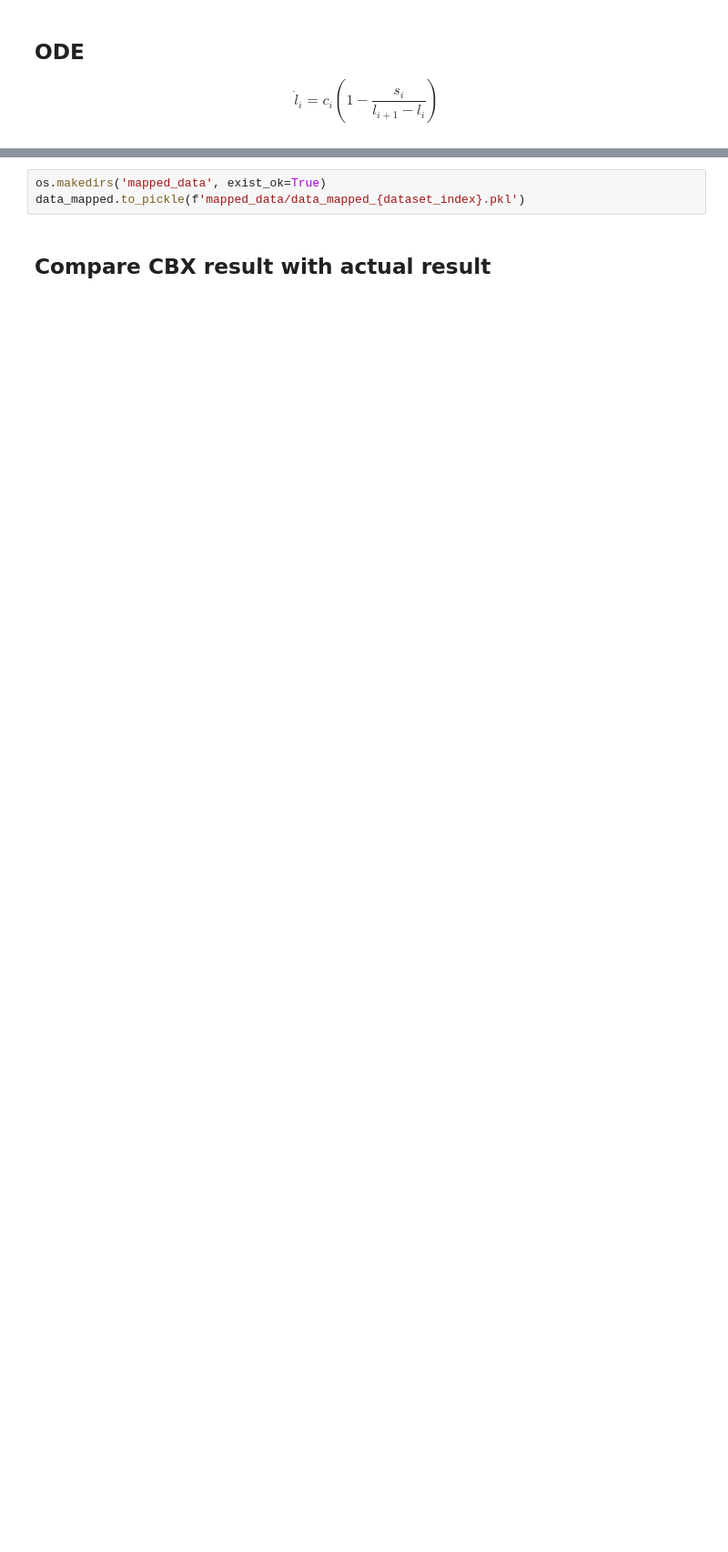
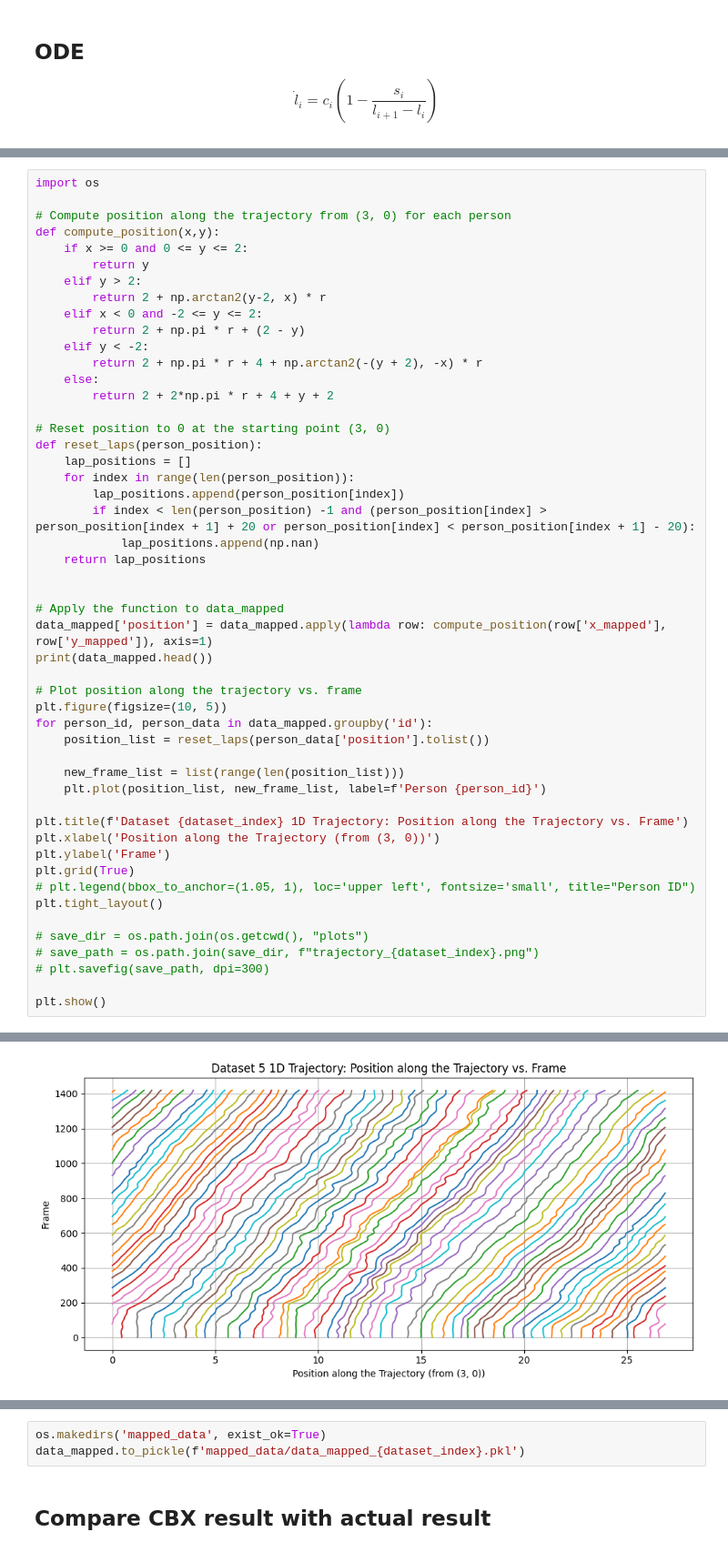
Before and after one commit to yutingdong0/pedestrian-dynamics, a Jupyter notebook: visualization.ipynb, the cells around one changed output, grey strips where cells are left out. Shown at 91% size. Drawn from its saved outputs; the diff is of its cells as text; blank space fills up the shorter version.

```diff
--- a/visualization.ipynb
+++ b/visualization.ipynb
@@ -295,0 +296,51 @@ $$\dot{l}_i = c_i (1 - \frac{s_i}{l_{i+1} - l_i})$$
+# %%
+import os
+
+# Compute position along the trajectory from (3, 0) for each person
+def compute_position(x,y):
+    if x >= 0 and 0 <= y <= 2:
+        return y
+    elif y > 2:
+        return 2 + np.arctan2(y-2, x) * r
+    elif x < 0 and -2 <= y <= 2:
+        return 2 + np.pi * r + (2 - y)
+    elif y < -2:
+        return 2 + np.pi * r + 4 + np.arctan2(-(y + 2), -x) * r
+    else:
+        return 2 + 2*np.pi * r + 4 + y + 2
+
+# Reset position to 0 at the starting point (3, 0)
+def reset_laps(person_position):
+    lap_positions = []
+    for index in range(len(person_position)):
+        lap_positions.append(person_position[index])
+        if index < len(person_position) -1 and (person_position[index] > person_position[index + 1] + 20 or person_position[index] < person_position[index + 1] - 20):
+            lap_positions.append(np.nan)
+    return lap_positions
+
+
+# Apply the function to data_mapped
+data_mapped['position'] = data_mapped.apply(lambda row: compute_position(row['x_mapped'], row['y_mapped']), axis=1)
+print(data_mapped.head())
+
+# Plot position along the trajectory vs. frame
+plt.figure(figsize=(10, 5))
+for person_id, person_data in data_mapped.groupby('id'):
+    position_list = reset_laps(person_data['position'].tolist())
+
+    new_frame_list = list(range(len(position_list)))
+    plt.plot(position_list, new_frame_list, label=f'Person {person_id}')
+
+plt.title(f'Dataset {dataset_index} 1D Trajectory: Position along the Trajectory vs. Frame')
+plt.xlabel('Position along the Trajectory (from (3, 0))')
+plt.ylabel('Frame')
+plt.grid(True)
+# plt.legend(bbox_to_anchor=(1.05, 1), loc='upper left', fontsize='small', title="Person ID")
+plt.tight_layout()
+
+# save_dir = os.path.join(os.getcwd(), "plots")
+# save_path = os.path.join(save_dir, f"trajectory_{dataset_index}.png")
+# plt.savefig(save_path, dpi=300)
+
+plt.show()
+# %% [output]
@@ -296,3 +353,4 @@ $$\dot{l}_i = c_i (1 - \frac{s_i}{l_{i+1} - l_i})$$
+[figure, added]
 # %%
 import numpy as np
 import pandas as pd
```
Also changed, not shown: parts of 8 cells of this notebook, 3 other files.
